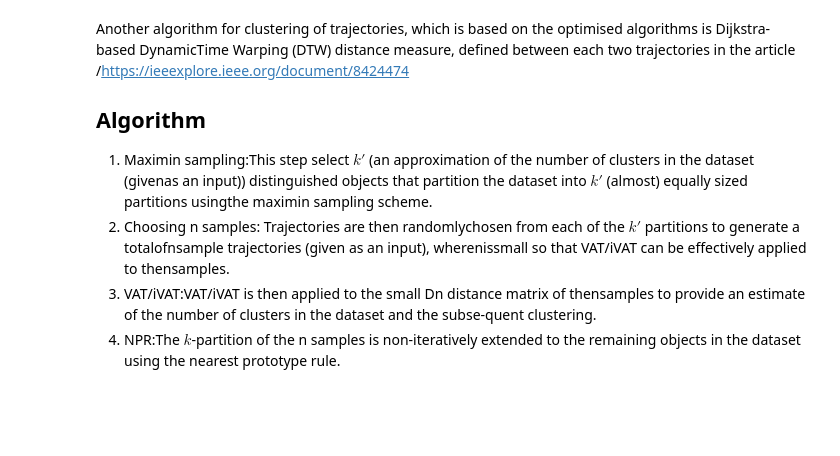
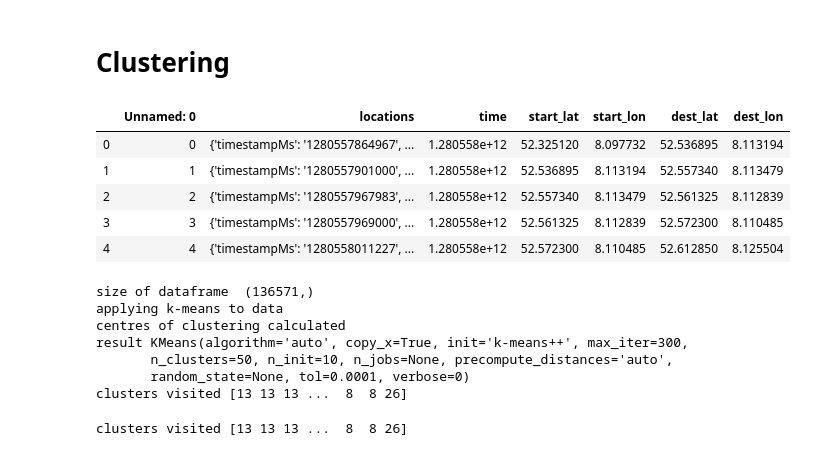
Before and after one commit to Liyubov/mobility_analysis_openhumans, a Jupyter notebook: Clustering trajectories.ipynb, the cells around one changed output. Saved outputs shown, nothing was run; the diff lists cells and outputs as text; code cells hidden in the pictures; blank space fills up the shorter version.

Commit message:
update clustering simple

```diff
--- a/Clustering trajectories.ipynb
+++ b/Clustering trajectories.ipynb
@@ -4,3 +1,5 @@ Here we discuss several algorithms applied to trajectories based on supervised,
+# %% [markdown]
+# Clustering
 # %%
 import pandas as pd
 import numpy as np
@@ -78,8 +167,35 @@ df.head()
-# %% [markdown]
-Another algorithm for clustering of trajectories, which is based on the optimised algorithms is Dijkstra-based  DynamicTime  Warping  (DTW)  distance  measure, defined between each two trajectories in the article /https://ieeexplore.ieee.org/document/8424474
-
-## Algorithm
-1. Maximin  sampling:This  step  select $k'$ (an  approximation  of  the  number  of  clusters  in  the  dataset  (givenas  an  input))  distinguished  objects  that  partition  the dataset  into $k'$ (almost)  equally  sized  partitions  usingthe maximin sampling scheme.
-2. Choosing  n  samples: Trajectories  are  then  randomlychosen from each of the $k'$ partitions to generate a totalofnsample trajectories (given as an input), wherenissmall so that VAT/iVAT can be effectively applied to thensamples.
-3. VAT/iVAT:VAT/iVAT  is  then  applied  to  the  small Dn distance matrix of thensamples to provide an estimate of the number of clusters in the dataset and the subse-quent clustering.
-4. NPR:The $k$-partition of the n samples is non-iteratively extended  to  the  remaining  objects  in  the  dataset  using the nearest prototype rule.
+# %%
+# read data
+id_researcher1 = '05364098'
+df = pd.read_csv('mobility_ID_'+str(id_researcher1)+'_researcher.csv')#id_researcher1
+df.head()
+# %% [output]
+|  | Unnamed: 0 | locations | time | start_lat | start_lon | dest_lat | dest_lon |
+| 0 | 0 | {'timestampMs': '1280557864967', ... | 1.280558e+12 | 52.325120 | 8.097732 | 52.536895 | 8.113194 |
+| 1 | 1 | {'timestampMs': '1280557901000', ... | 1.280558e+12 | 52.536895 | 8.113194 | 52.557340 | 8.113479 |
+| 2 | 2 | {'timestampMs': '1280557967983', ... | 1.280558e+12 | 52.557340 | 8.113479 | 52.561325 | 8.112839 |
+| 3 | 3 | {'timestampMs': '1280557969000', ... | 1.280558e+12 | 52.561325 | 8.112839 | 52.572300 | 8.110485 |
+| 4 | 4 | {'timestampMs': '1280558011227', ... | 1.280558e+12 | 52.572300 | 8.110485 | 52.612850 | 8.125504 |
+# %%
+
+# specify parameters of clustering
+k = 50
+
+Kmean, X_new = k_mean_from_data(df, k)
+#Kmean_res, cluster_visited, sorted_dict, el_i, array_coor = most_visited_clusters(df, k, k-i)
+
+
+print('result', Kmean)
+# %% [output]
+size of dataframe  (136571,)
+applying k-means to data
+centres of clustering calculated
+result KMeans(algorithm='auto', copy_x=True, init='k-means++', max_iter=300,
+       n_clusters=50, n_init=10, n_jobs=None, precompute_distances='auto',
+       random_state=None, tol=0.0001, verbose=0)
+clusters visited [13 13 13 ...  8  8 26]
+# %%
+visit_clus =  np.array(Kmean.labels_)
+print('clusters visited', visit_clus)
+# %% [output]
+clusters visited [13 13 13 ...  8  8 26]
```
Also changed, not shown: parts of 7 cells of this notebook.
